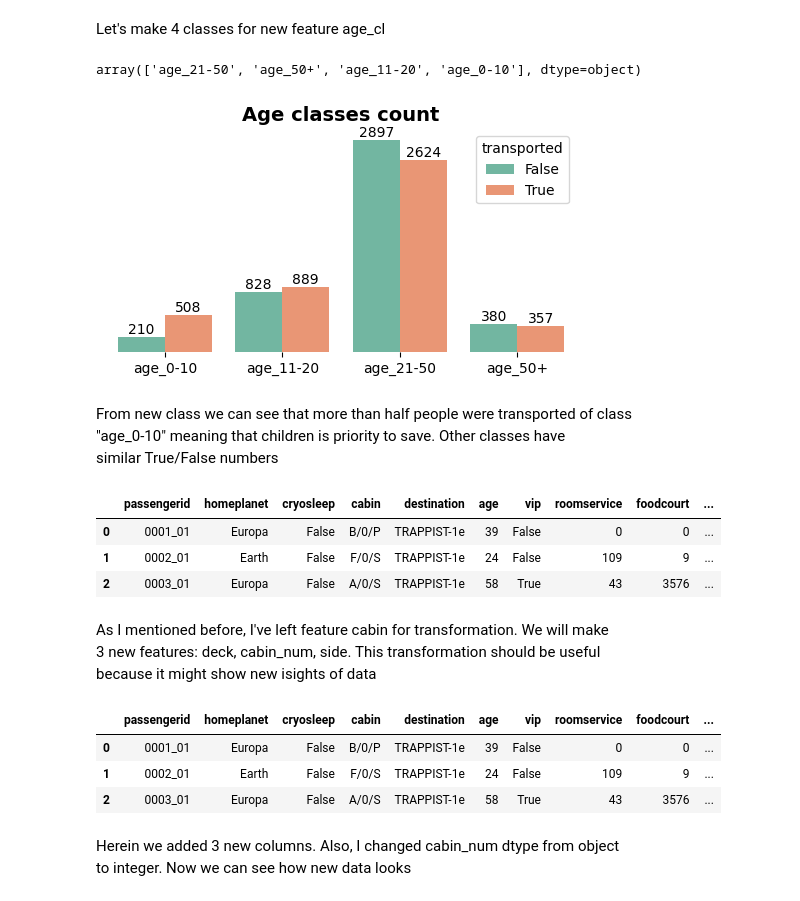
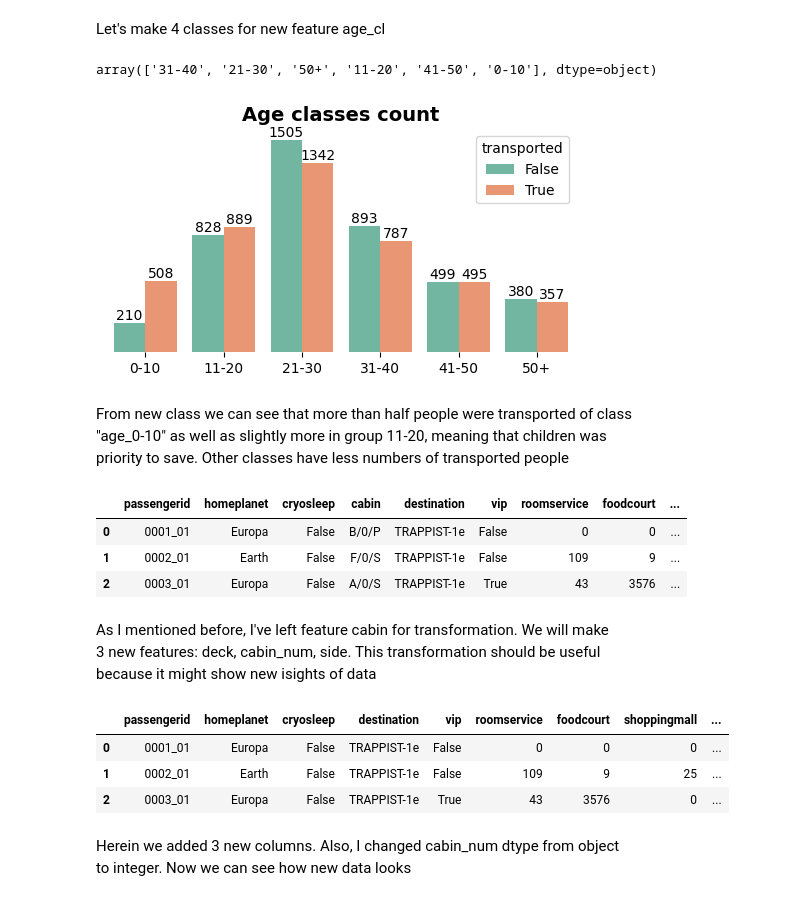
Before and after one commit to ShariYo/Modul3_Sprint3, a Jupyter notebook: project/main.ipynb, the cells around one changed output. Saved outputs shown, nothing was run; the diff lists cells and outputs as text; code cells hidden in the pictures.

```diff
--- a/project/main.ipynb
+++ b/project/main.ipynb
@@ -288,28 +296,50 @@ of views for model to decide
 Let's make 4 classes for new feature age_cl
 # %%
 train_df["age_cl"] = 0
-train_df["age_cl"] = np.where(train_df["age"] <= 10, "age_0-10",
-                              np.where(train_df["age"] <= 20, "age_11-20",
-                                       np.where(train_df["age"] <= 50, "age_21-50", "age_50+")))
+train_df["age_cl"] = np.where(
+    train_df["age"] <= 10,
+    "0-10",
+    np.where(
+        train_df["age"] <= 20,
+        "11-20",
+        np.where(
+            train_df["age"] <= 30,
+            "21-30",
+            np.where(
+                train_df["age"] <= 40,
+                "31-40",
+                np.where(train_df["age"] <= 50, "41-50", "50+"),
+            ),
+        ),
+    ),
+)
+train_df.drop(columns=["age"], inplace=True)
 train_df["age_cl"].unique()
 # %% [output]
-array(['age_21-50', 'age_50+', 'age_11-20', 'age_0-10'], dtype=object)
+array(['31-40', '21-30', '50+', '11-20', '41-50', '0-10'], dtype=object)
 # %%
-order = ["age_0-10", "age_11-20", "age_21-50", "age_50+"]
-sand.f_countplot(data=train_df, xaxis="age_cl", hue="transported", title="Age classes count", palette="Set2", order=order)
+order = ["0-10", "11-20", "21-30", "31-40", "41-50", "50+"]
+sand.f_countplot(
+    data=train_df,
+    xaxis="age_cl",
+    hue="transported",
+    title="Age classes count",
+    palette="Set2",
+    order=order,
+)
 # %% [output]
-[figure, old version]
+[figure, new version]
 # %% [markdown]
 From new class we can see that more than half people were transported of class
-"age_0-10" meaning that children is priority to save. Other classes have
-similar True/False numbers
+"age_0-10" as well as slightly more in group 11-20, meaning that children was
+priority to save. Other classes have less numbers of transported people
 # %%
 train_df.head(3)
 # %% [output]
-|  | passengerid | homeplanet | cryosleep | cabin | destination | age | vip | roomservice | foodcourt | ... |
-| 0 | 0001_01 | Europa | False | B/0/P | TRAPPIST-1e | 39 | False | 0 | 0 | ... |
-| 1 | 0002_01 | Earth | False | F/0/S | TRAPPIST-1e | 24 | False | 109 | 9 | ... |
-| 2 | 0003_01 | Europa | False | A/0/S | TRAPPIST-1e | 58 | True | 43 | 3576 | ... |
+|  | passengerid | homeplanet | cryosleep | cabin | destination | vip | roomservice | foodcourt | ... |
+| 0 | 0001_01 | Europa | False | B/0/P | TRAPPIST-1e | False | 0 | 0 | ... |
+| 1 | 0002_01 | Earth | False | F/0/S | TRAPPIST-1e | False | 109 | 9 | ... |
+| 2 | 0003_01 | Europa | False | A/0/S | TRAPPIST-1e | True | 43 | 3576 | ... |
 # %% [markdown]
 As I mentioned before, I've left feature cabin for transformation. We will make
 3 new features: deck, cabin_num, side. This transformation should be useful
@@ -323,12 +353,13 @@ split_df.columns = ["cabindeck", "cabinnum", "cabinside"]
 
 # join two dataframes to one
 train_new = pd.concat([train_df, split_df], axis=1)
+train_new.drop(columns=["cabin"], inplace=True)
 train_new.head(3)
 # %% [output]
-|  | passengerid | homeplanet | cryosleep | cabin | destination | age | vip | roomservice | foodcourt | ... |
-| 0 | 0001_01 | Europa | False | B/0/P | TRAPPIST-1e | 39 | False | 0 | 0 | ... |
-| 1 | 0002_01 | Earth | False | F/0/S | TRAPPIST-1e | 24 | False | 109 | 9 | ... |
-| 2 | 0003_01 | Europa | False | A/0/S | TRAPPIST-1e | 58 | True | 43 | 3576 | ... |
+|  | passengerid | homeplanet | cryosleep | destination | vip | roomservice | foodcourt | shoppingmall | ... |
+| 0 | 0001_01 | Europa | False | TRAPPIST-1e | False | 0 | 0 | 0 | ... |
+| 1 | 0002_01 | Earth | False | TRAPPIST-1e | False | 109 | 9 | 25 | ... |
+| 2 | 0003_01 | Europa | False | TRAPPIST-1e | True | 43 | 3576 | 0 | ... |
 # %%
 train_new["cabinnum"] = train_new["cabinnum"].astype(int)
 # %% [markdown]
```
Also changed, not shown: parts of 19 cells of this notebook, 2 other files.
